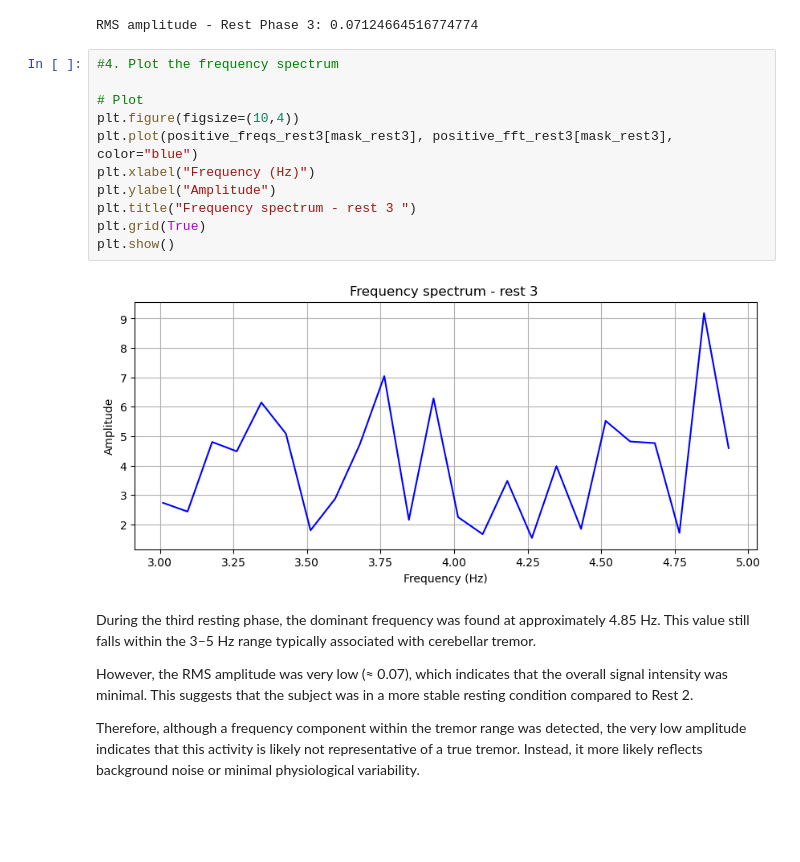
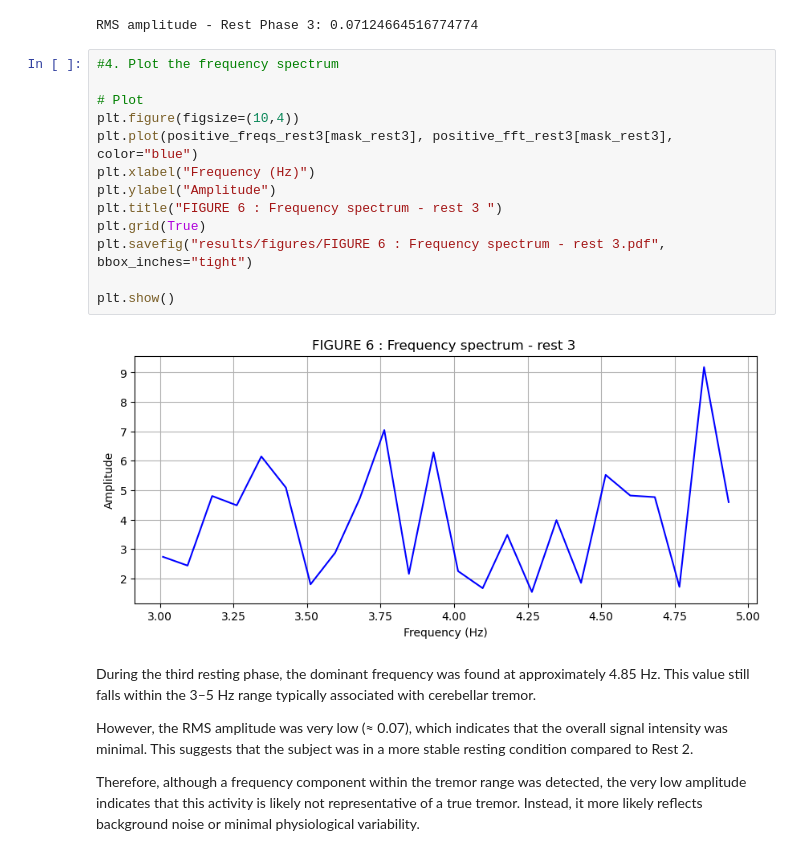
Before and after one commit to zemmahisofi-byte/Projet_R_Python, a Jupyter notebook: Projet_python/main.ipynb, the cells around one changed output. Saved outputs shown, nothing was run; the diff lists cells and outputs as text; blank space fills up the shorter version.

```diff
--- a/Projet_python/main.ipynb
+++ b/Projet_python/main.ipynb
@@ -541,16 +547,18 @@ RMS amplitude - Rest Phase 3: 0.07124664516774774
 # %%
 #4. Plot the frequency spectrum
 
 # Plot
 plt.figure(figsize=(10,4))
 plt.plot(positive_freqs_rest3[mask_rest3], positive_fft_rest3[mask_rest3], color="blue")
 plt.xlabel("Frequency (Hz)")
 plt.ylabel("Amplitude")
-plt.title("Frequency spectrum - rest 3 ")
+plt.title("FIGURE 6 : Frequency spectrum - rest 3 ")
 plt.grid(True)
+plt.savefig("results/figures/FIGURE 6 : Frequency spectrum - rest 3.pdf", bbox_inches="tight")
+
 plt.show()
 # %% [output]
-[figure, old version]
+[figure, new version]
 # %% [markdown]
 During the third resting phase, the dominant frequency was found at approximately 4.85 Hz. This value still falls within the 3–5 Hz range typically associated with cerebellar tremor.
 
```
Also changed, not shown: parts of 12 cells of this notebook, 33 other files.
